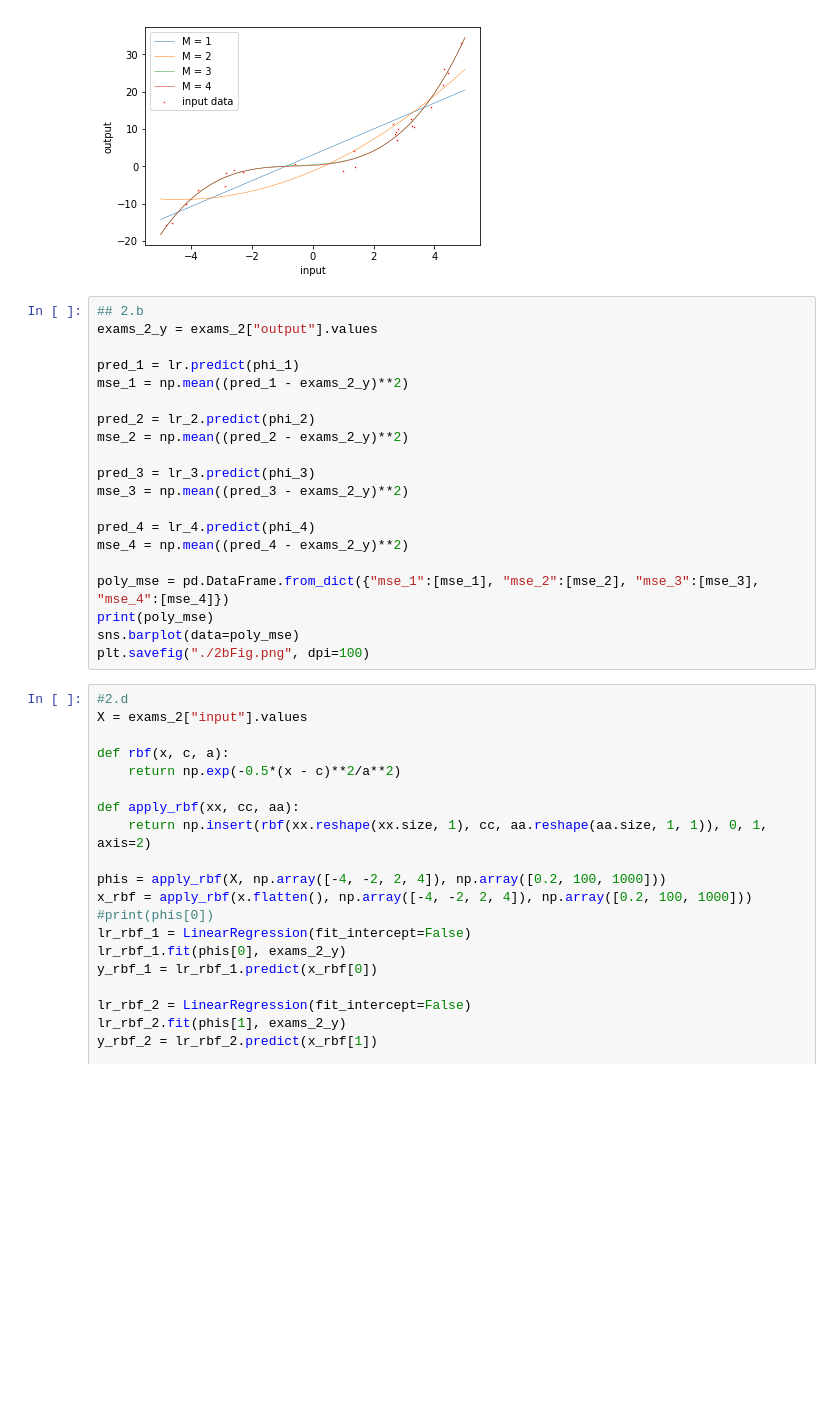
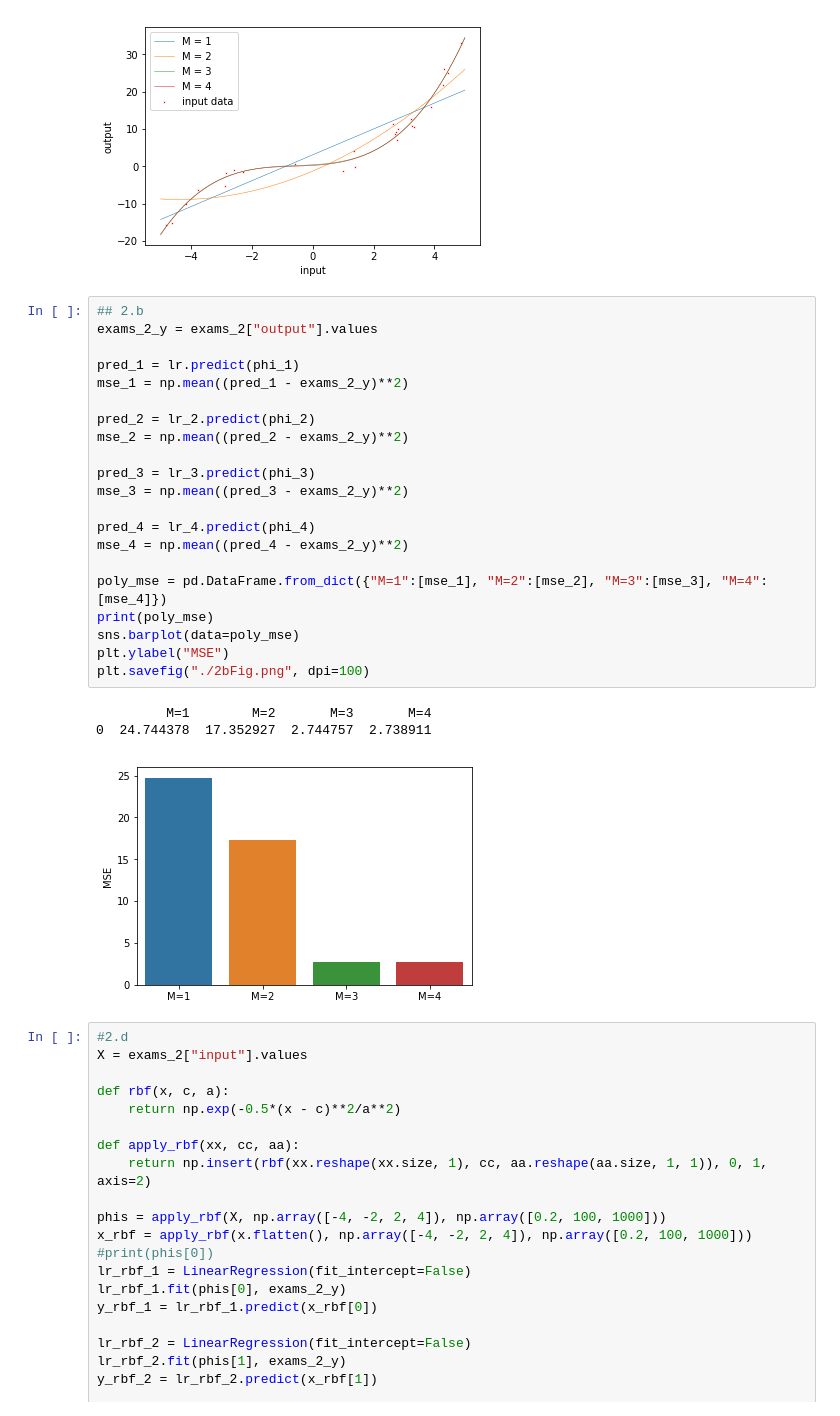
Before and after one commit to AlDacMac/iaml-cw, a Jupyter notebook: Working.ipynb, the cells around one changed output. Cells and saved outputs as stored; diff of their text form; blank space fills up the shorter version.

```diff
--- a/Working.ipynb
+++ b/Working.ipynb
@@ -174,23 +174,28 @@ AttributeError: 'AxesSubplot' object has no attribute 'savefig'
 # %%
 ## 2.b
 exams_2_y = exams_2["output"].values
 
 pred_1 = lr.predict(phi_1)
 mse_1 = np.mean((pred_1 - exams_2_y)**2)
 
 pred_2 = lr_2.predict(phi_2)
 mse_2 = np.mean((pred_2 - exams_2_y)**2)
 
 pred_3 = lr_3.predict(phi_3)
 mse_3 = np.mean((pred_3 - exams_2_y)**2)
 
 pred_4 = lr_4.predict(phi_4)
 mse_4 = np.mean((pred_4 - exams_2_y)**2)
 
-poly_mse = pd.DataFrame.from_dict({"mse_1":[mse_1], "mse_2":[mse_2], "mse_3":[mse_3], "mse_4":[mse_4]})
+poly_mse = pd.DataFrame.from_dict({"M=1":[mse_1], "M=2":[mse_2], "M=3":[mse_3], "M=4":[mse_4]})
 print(poly_mse)
 sns.barplot(data=poly_mse)
+plt.ylabel("MSE")
 plt.savefig("./2bFig.png", dpi=100)
+# %% [output]
+         M=1        M=2       M=3       M=4
+0  24.744378  17.352927  2.744757  2.738911
+[figure, added]
 # %%
 #2.d
 X = exams_2["input"].values
```
Also changed, not shown: parts of 1 cell of this notebook, 2 other files.
